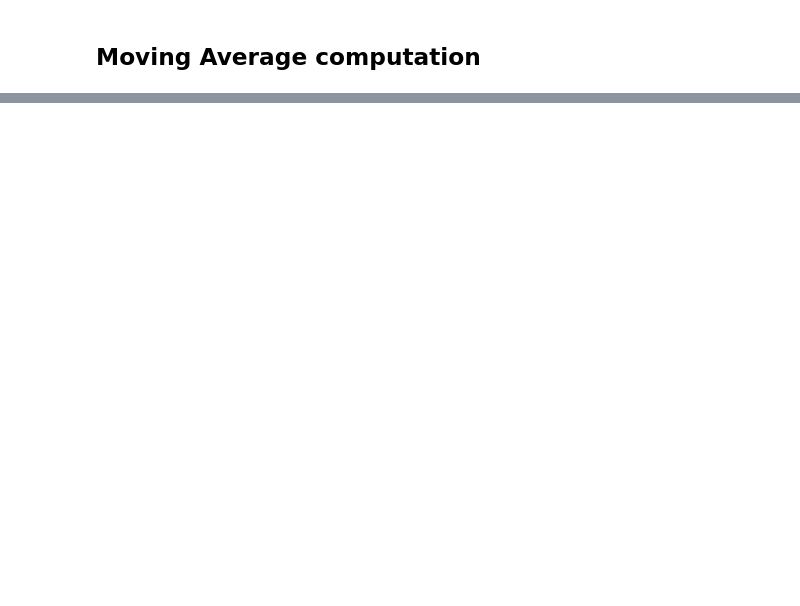
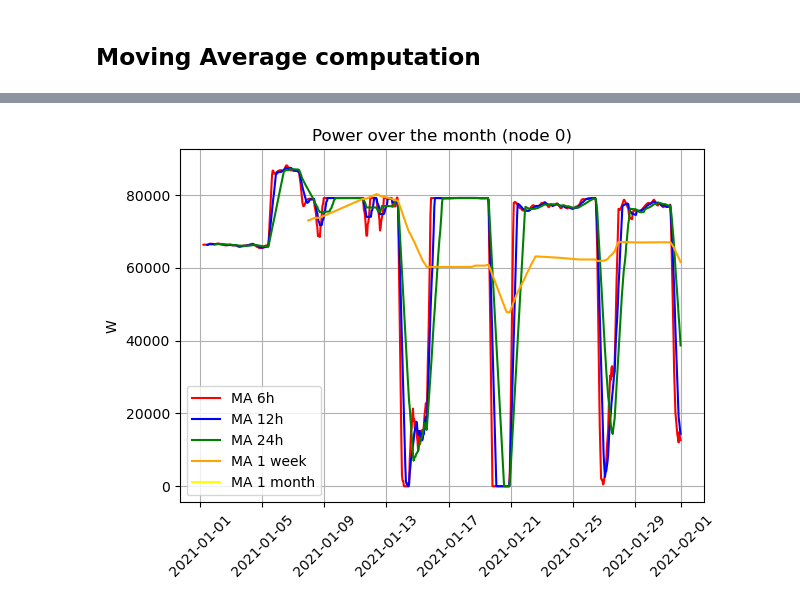
Before and after one commit to LSquarzoni/GreenTeam, a Jupyter notebook: GreenTeam_Task3.ipynb, the cells around one changed output, grey strips where cells are left out. Saved outputs shown, nothing was run; the diff lists cells and outputs as text; code cells hidden in the pictures; blank space fills up the shorter version.

```diff
--- a/GreenTeam_Task3.ipynb
+++ b/GreenTeam_Task3.ipynb
@@ -152,0 +177,24 @@ DataError: Cannot aggregate non-numeric type: datetime64[ns]
+# %%
+window_size = 12 # hours
+
+# Moving Average computation for both datasets
+dataset_P_MA12h = dataset_P_node0['power'].rolling(window=window_size).mean()
+dataset_CI_MA12h = dataset_CI['Carbon Intensity gCO₂eq/kWh (direct)'].rolling(window=window_size).mean()
+# %%
+window_size = 24 # hours
+
+# Moving Average computation for both datasets
+dataset_P_MA24h = dataset_P_node0['power'].rolling(window=window_size).mean()
+dataset_CI_MA24h = dataset_CI['Carbon Intensity gCO₂eq/kWh (direct)'].rolling(window=window_size).mean()
+# %%
+window_size = hours_per_week # hours
+
+# Moving Average computation for both datasets
+dataset_P_MA_week = dataset_P_node0['power'].rolling(window=window_size).mean()
+dataset_CI_MA_week = dataset_CI['Carbon Intensity gCO₂eq/kWh (direct)'].rolling(window=window_size).mean()
+# %%
+window_size = hours_per_month # hours
+
+# Moving Average computation for both datasets
+dataset_P_MA_month = dataset_P_node0['power'].rolling(window=window_size).mean()
+dataset_CI_MA_month = dataset_CI['Carbon Intensity gCO₂eq/kWh (direct)'].rolling(window=window_size).mean()
@@ -152,0 +212,18 @@ DataError: Cannot aggregate non-numeric type: datetime64[ns]
+# %%
+# POWER
+plt.plot(dataset_P_MA6h, color='red', label='MA 6h')
+plt.plot(dataset_P_MA12h, color='blue', label='MA 12h')
+plt.plot(dataset_P_MA24h, color='green', label='MA 24h')
+plt.plot(dataset_P_MA_week, color='orange', label='MA 1 week')
+plt.plot(dataset_P_MA_month, color='yellow', label='MA 1 month')
+
+plt.ylabel('W')
+plt.grid(True)
+plt.xticks(rotation=45)
+plt.title('Power over the month (node 0)')
+plt.legend()
+
+plt.tight_layout()
+plt.show()
+# %% [output]
+[figure, added]
```
Also changed, not shown: parts of 8 cells of this notebook.
